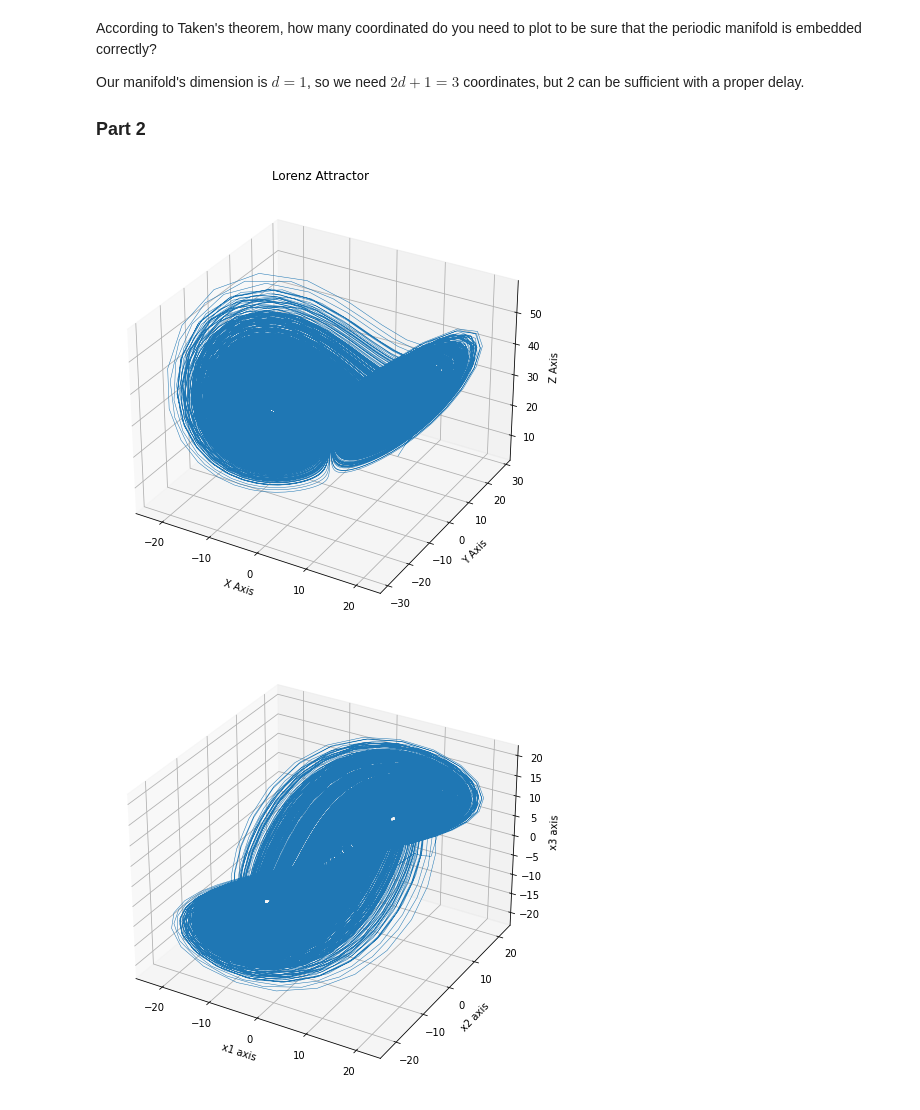
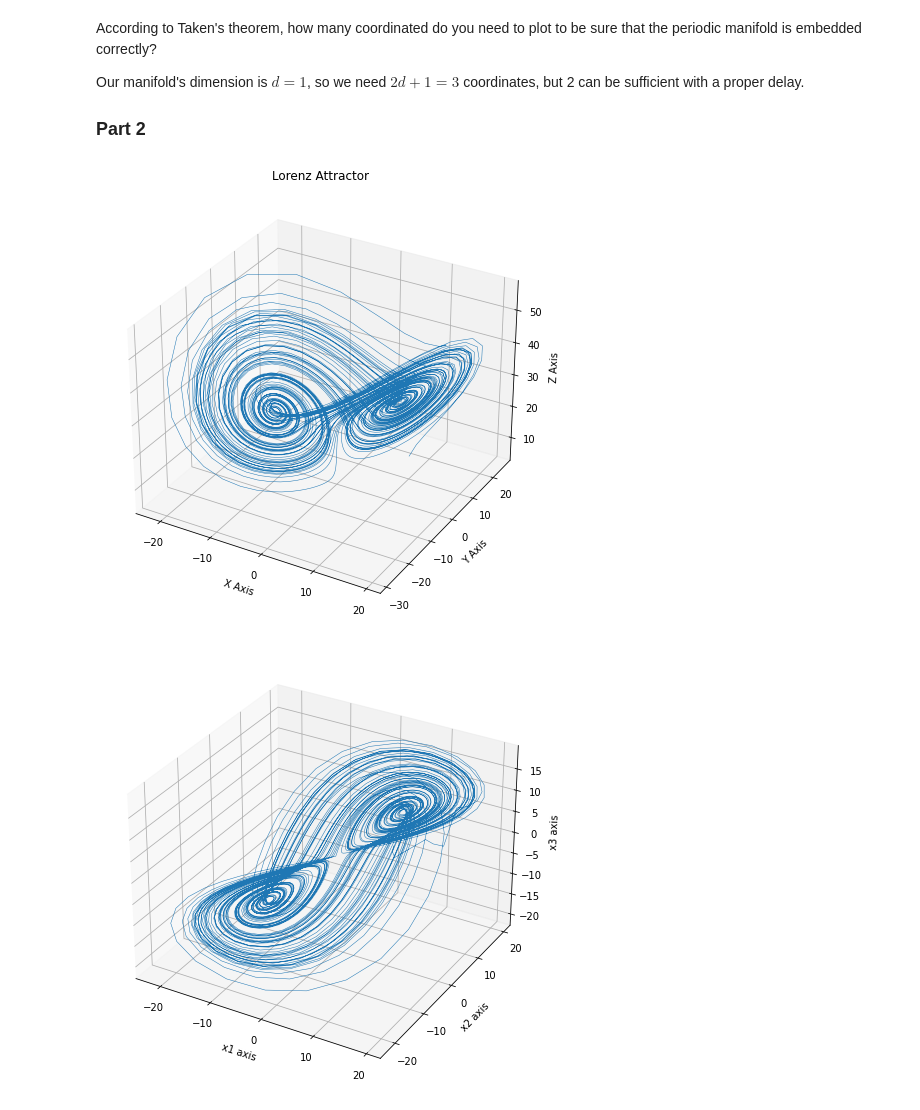
Before and after one commit to AlexPasqua/MLCMS-exercises, a Jupyter notebook: EX5/src/task4.ipynb, the cells around one changed output. Cells and saved outputs as stored; diff of their text form; code cells hidden in the pictures.

Commit message:
Task 4: improved plots

```diff
--- a/EX5/src/task4.ipynb
+++ b/EX5/src/task4.ipynb
@@ -39,9 +39,9 @@ Our manifold's dimension is $d=1$, so we need $2d+1=3$ coordinates, but 2 can be
 ### Part 2
 # %%
 # plot the Lorenz attractor and save the trajectory in a variable
-traj = lorenz_traj(dt=0.02, start_x=(10, 10, 10), s=10, b=2.667, r=28)
+traj = lorenz_traj(dt=0.02, tot_sim_time=100, start_x=(10, 10, 10), s=10, b=2.667, r=28)
 # %% [output]
-[figure, old version]
+[figure, new version]
 # %%
 # plot the approximation of the Lorenz attractor using x1=x(t), x2=x(t + delta_t), x3=x(t + 2*delta_t)
 delta_t = 3
@@ -56,7 +56,7 @@ ax.set_zlabel("x3 axis")
 # ax.set_title("Lorenz Attractor")
 plt.show()
 # %% [output]
-[figure, old version]
+[figure, new version]
 # %%
 # plot the approximation of the Lorenz attractor using z1=z(t), z2=z(t + delta_t), z3=x(z + 2*delta_t)
 delta_t = 3
```
Also changed, not shown: parts of 1 cell of this notebook.
